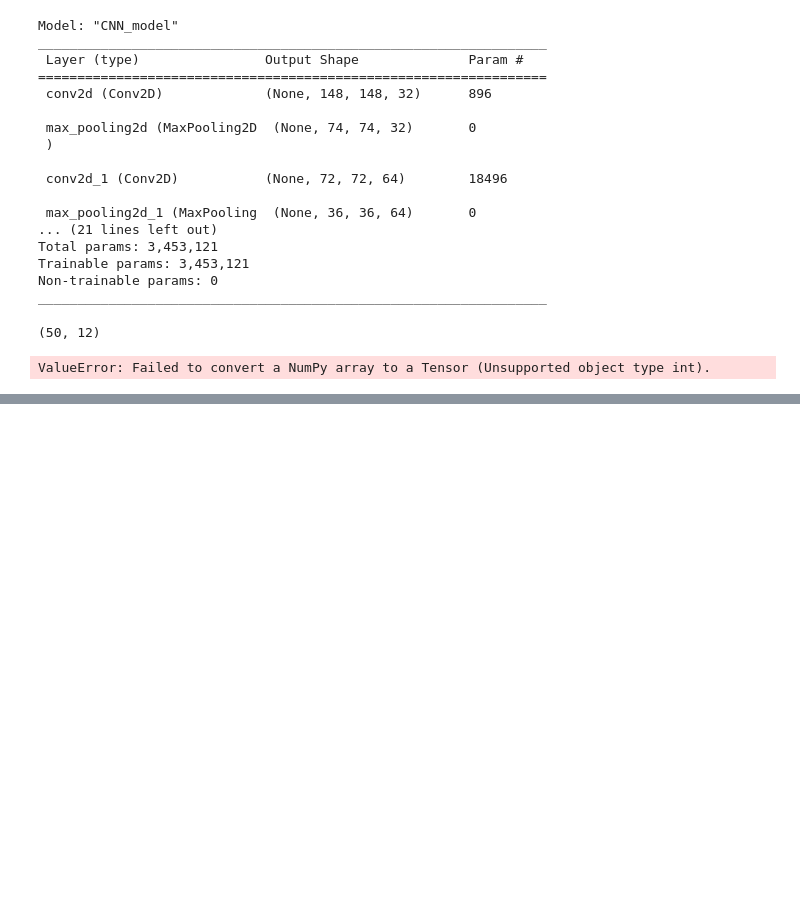
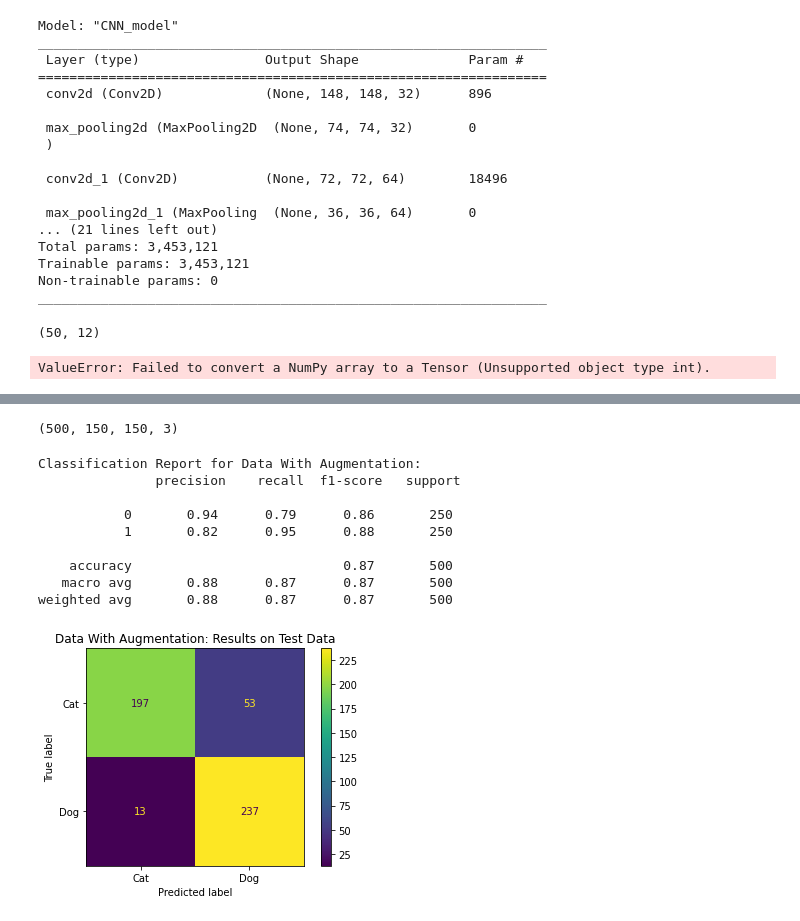
Before and after one commit to Anna-MariaSjolund/Deep-Learning-Anna-MariaSjolund, a Jupyter notebook: labs/lab_dogs_vs_cats.ipynb, the cells around one changed output, grey strips where cells are left out. Drawn from its saved outputs; the diff is of its cells as text; code cells hidden in the pictures; blank space fills up the shorter version.

```diff
--- a/labs/lab_dogs_vs_cats.ipynb
+++ b/labs/lab_dogs_vs_cats.ipynb
@@ -420,0 +668,47 @@ ValueError: Failed to convert a NumPy array to a Tensor (Unsupported object type
+# %%
+
+X_test_small_150 = resize_images(X_test_small, (150, 150))
+scaled_X_test_small_150 = X_test_small_150.astype("float32") / 255
+# %%
+y_pred = model.predict(scaled_X_test_small_150)
+# %%
+scaled_X_test_small_150.shape
+# %% [output]
+(500, 150, 150, 3)
+# %%
+y_pred = (y_pred > .5)*1
+# %%
+from sklearn.metrics import classification_report, confusion_matrix, ConfusionMatrixDisplay
+def print_and_plot_results(y_true:np.ndarray, y_pred:np.ndarray, data_name:str) -> None:
+    """
+    Prints a classification report and plots a confusion matrix.
+
+    Parameters
+    ----------
+    y_true : pd.Series
+        The real y-values.
+    y_pred : np.ndarray
+        The predicted y-values.
+    model_name : str
+        The name of the model.
+    """
+
+    classification_report_ = classification_report(y_true, y_pred)
+    print(f"Classification Report for {data_name}: \n {classification_report_}")
+
+    cm = confusion_matrix(y_true, y_pred)
+    cm_fig = ConfusionMatrixDisplay(cm, display_labels=["Cat", "Dog"]).plot()
+    _ = cm_fig.ax_.set(title=f"{data_name}: Results on Test Data")
+# %%
+print_and_plot_results(y_test_small, y_pred, "Data With Augmentation")
+# %% [output]
+Classification Report for Data With Augmentation:
+               precision    recall  f1-score   support
+
+           0       0.94      0.79      0.86       250
+           1       0.82      0.95      0.88       250
+
+    accuracy                           0.87       500
+   macro avg       0.88      0.87      0.87       500
+weighted avg       0.88      0.87      0.87       500
+[figure, added]
```
Also changed, not shown: parts of 39 cells of this notebook.
